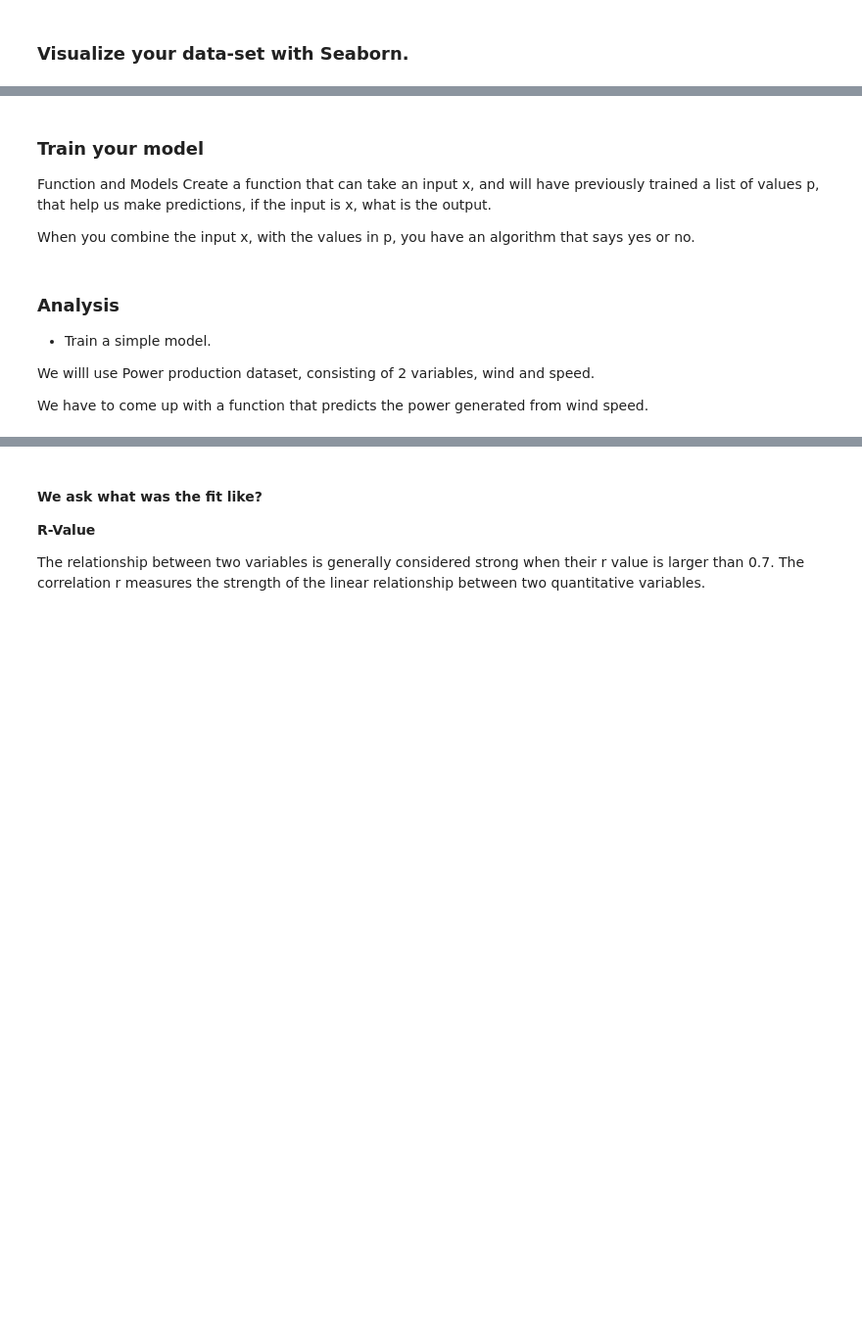
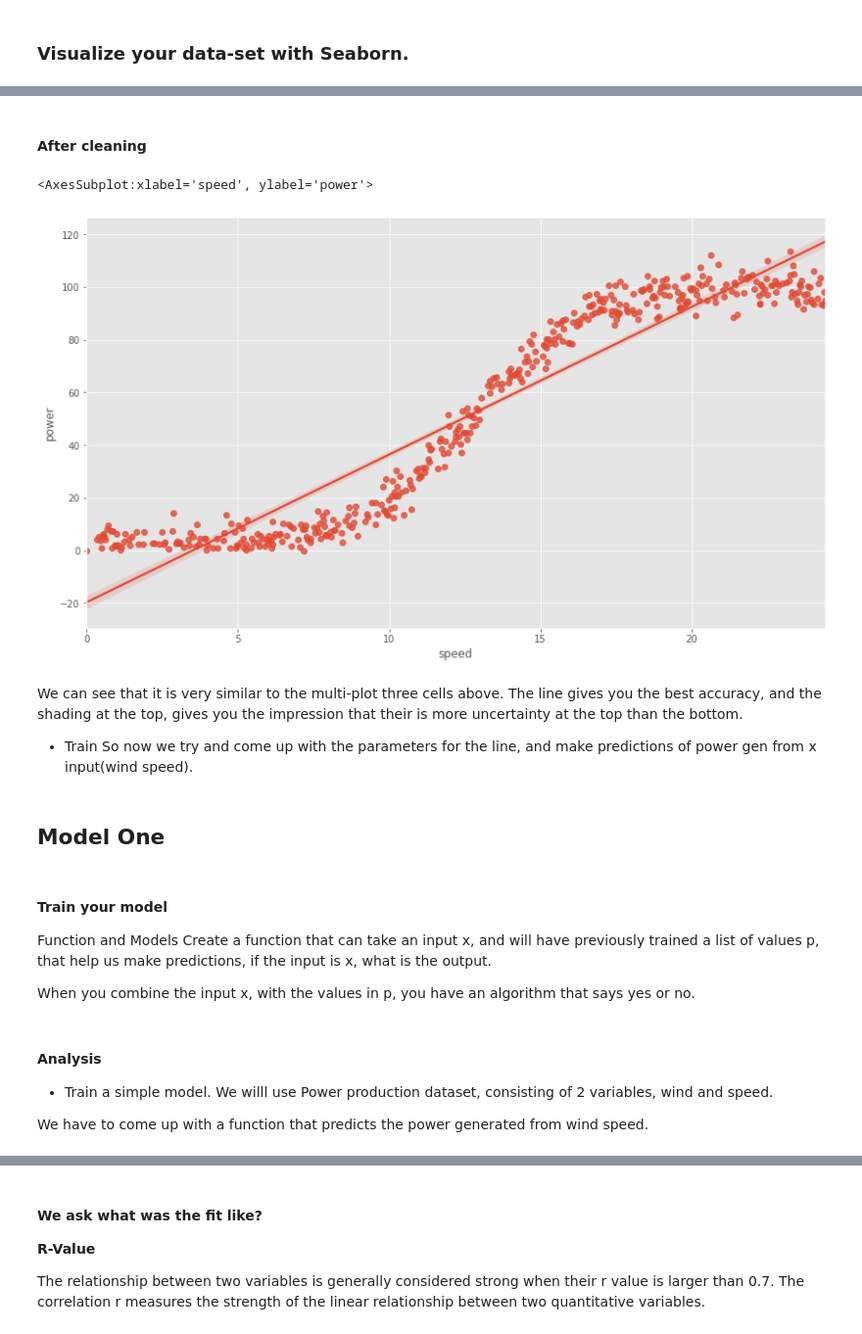
Before and after one commit to daithimarkham/Machine-Learning-Project, a Jupyter notebook: Powerproduction.ipynb, the cells around one changed output, grey strips where cells are left out. Shown: that part at 98% size. Cells and saved outputs as stored; diff of their text form; code cells hidden in the pictures; blank space fills up the shorter version.

Commit message:
Notebook updated. Neural Network model nearly finished.

```diff
--- a/Powerproduction.ipynb
+++ b/Powerproduction.ipynb
@@ -233,8 +302,24 @@ sns.pairplot(ds)
+# %% [markdown]
+#### After cleaning
+# %%
+# Pick out two variables.
+power = clean_d[["speed", "power"]].dropna()
+# Scatter and fit line for just those two variables.
+sns.regplot(x="speed", y="power", data=clean_d)
+# %% [output]
+<AxesSubplot:xlabel='speed', ylabel='power'>
+[figure, added]
+# %% [markdown]
+We can see that it is very similar to the multi-plot three cells above. The line gives you the best accuracy, and the shading at the top, gives you the impression that their is more uncertainty at the top than the bottom.
+
+- Train
+So now we try and come up with the parameters for the line, and make predictions of power gen from x input(wind speed).
+# %% [markdown]
+## Model One
 # %% [markdown]
-### Train your model
+#### Train your model
 
-Function and Models
-Create a function that can take an input x, and will have previously trained a list of values p, that help us make predictions, if the input is x, what is the output.
+Function and Models Create a function that can take an input x, and will have previously trained a list of values p, that help us make predictions, if the input is x, what is the output.
 
 When you combine the input x, with the values in p, you have an algorithm that says yes or no.
 # %%
@@ -244,9 +329,8 @@ When you combine the input x, with the values in p, you have an algorithm that s
 def f(x, p):
     return p[0] + x * p[1] # 1st element in p (list), + x (input) * second value of p.
 # %% [markdown]
-### Analysis
+#### Analysis
 - Train a simple model.
-
 We willl use Power production dataset, consisting of 2 variables, wind and speed.
 
 We have to come up with a function that predicts the power generated from wind speed.
```
Also changed, not shown: parts of 68 cells of this notebook.
